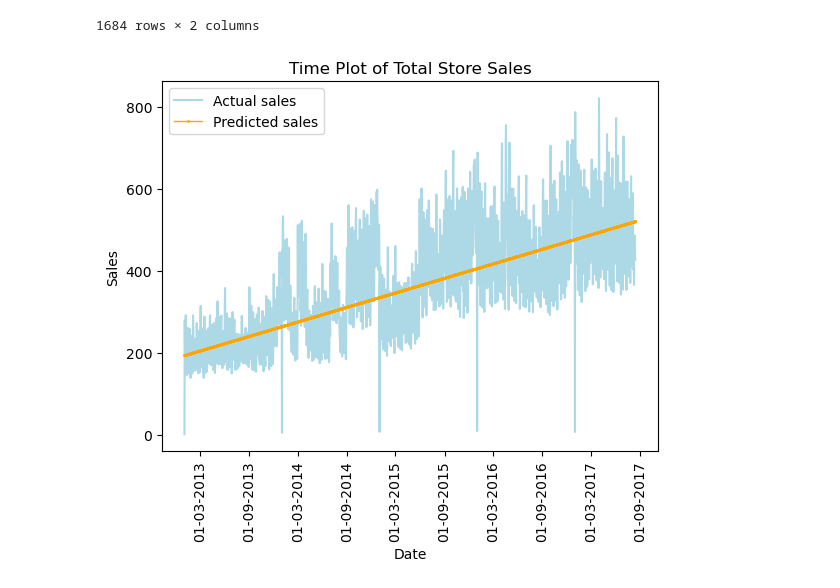
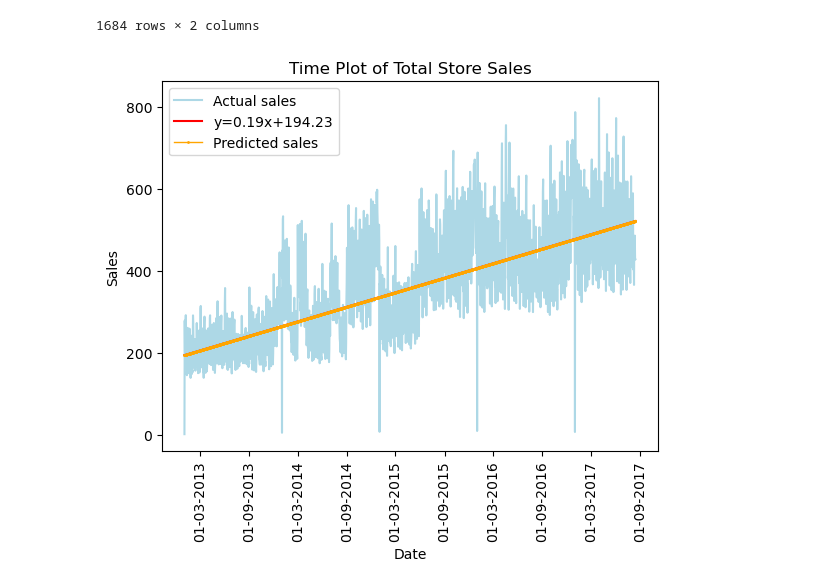
Before and after one commit to AlefTester/Time-Series-Tutorial, a Jupyter notebook: Exercise-LinReg-TS.ipynb, the cells around one changed output. Saved outputs shown, nothing was run; the diff lists cells and outputs as text; code cells hidden in the pictures.

```diff
--- a/Exercise-LinReg-TS.ipynb
+++ b/Exercise-LinReg-TS.ipynb
@@ -98,3 +100,10 @@ model.fit(X, y)
 # Store the fitted values as a time series with the same time index as
 # the training data
 y_pred = pd.Series(model.predict(X), index=X.index)
+
+# Regression line
+intercept = model.intercept_
+coef = model.coef_
+
+print(model.score(X, y), model.intercept_, model.coef_)
+line = coef * X + intercept
@@ -125,17 +136,18 @@ df
 # %%
 # This blocks constructs a figure with data series `plot_date`
 
 fig, ax = plt.subplots()
 ax.plot_date(X.index, y, 'lightblue', label = 'Actual sales')
+plt.plot_date(X.index, line, 'r', label='y={:.2f}x+{:.2f}'.format(float(coef), intercept)) # This is a line created from Linear Regression Equation
 ax.plot_date(X.index, y_pred, color='orange', linewidth=1, label = 'Predicted sales', linestyle='-', markersize=1)
 ax.set_ylabel('Sales')
 ax.set_xlabel('Date')
 # set monthly locator
 ax.xaxis.set_major_locator(mdates.MonthLocator(interval=6))
 # set formatter
 ax.xaxis.set_major_formatter(mdates.DateFormatter('%d-%m-%Y'))
 plt.xticks(rotation=90)
 ax.set_title('Time Plot of Total Store Sales')
 plt.legend();
 # %% [output]
-[figure, old version]
+[figure, new version]
```
Also changed, not shown: parts of 26 cells of this notebook.
